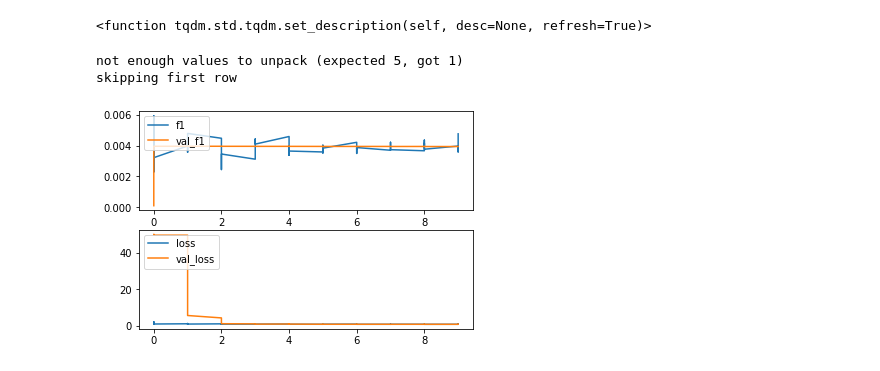
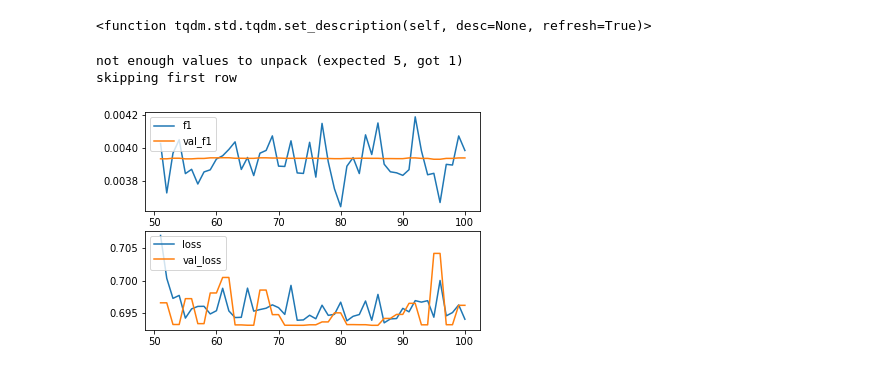
Before and after one commit to yusuftengriverdi/experiments_with_pytorch, a Jupyter notebook: Untitled.ipynb, the cells around one changed output. Cells and saved outputs as stored; diff of their text form; code cells hidden in the pictures.

```diff
--- a/Untitled.ipynb
+++ b/Untitled.ipynb
@@ -102,0 +119,22 @@ torch.float32 torch.Size([48, 3, 1024, 1024])
+# %%
+aug_x = []
+aug_c = []
+index = 0
+
+for item in tqdm(x):
+    aug_x.append(item.numpy())
+    aug_c.append(c[index].numpy())
+    index +=1
+
+index = 0
+for item in tqdm(x):
+    aug_x.append((transform(item)).numpy())
+    aug_c.append(c[index].numpy())
+    index +=1
+
+print(len(aug_x))
+
+aug_x = np.array(aug_x)
+aug_c = np.array(aug_c)
+
+aug_x.shape, aug_c.shape
@@ -102,0 +154,5 @@ torch.float32 torch.Size([48, 3, 1024, 1024])
+# %%
+x= torch.as_tensor(aug_x)
+c= torch.as_tensor(aug_c)
+
+x.shape,c.shape
@@ -310,7 +366,7 @@ loss: 0.7430649995803833, f1: 0.004761064890772104, valid loss: 0.69366300106048
 # %%
 contents = open(LOG, "r").read().split("\n")
 
-epochs = []
+times = []
 
 losses = []
 accs = []
@@ -318,39 +374,43 @@ accs = []
 val_losses = []
 val_accs = []
 
+counter = 0
 for c in contents:
     try:
         epoch, loss, acc, val_loss, val_acc = c.split(";")
 
         epochs.append(int(epoch))
+        times.append(int(counter))
 
         losses.append(float(loss))
         accs.append(float(acc))
 
         val_losses.append(float(val_loss))
         val_accs.append(float(val_acc))
 
 
     except Exception as e:
         print(e)
         print("skipping first row")
 
+    counter += 1
+
 
 fig = plt.figure()
 
 ax1 = plt.subplot2grid((2, 1), (0, 0))
 ax2 = plt.subplot2grid((2, 1), (1, 0), sharex=ax1)
 
 
-ax1.plot(epochs, accs, label="f1")
-ax1.plot(epochs, val_accs, label="val_f1")
+ax1.plot(times[50:], accs[50:], label="f1")
+ax1.plot(times[50:], val_accs[50:], label="val_f1")
 ax1.legend(loc=2)
 
-ax2.plot(epochs, losses, label="loss")
-ax2.plot(epochs, val_losses, label="val_loss")
+ax2.plot(times[50:], losses[50:], label="loss")
+ax2.plot(times[50:], val_losses[50:], label="val_loss")
 ax2.legend(loc=2)
 plt.show()
 # %% [output]
 not enough values to unpack (expected 5, got 1)
 skipping first row
-[figure, old version]
+[figure, new version]
```
Also changed, not shown: parts of 10 cells of this notebook.
